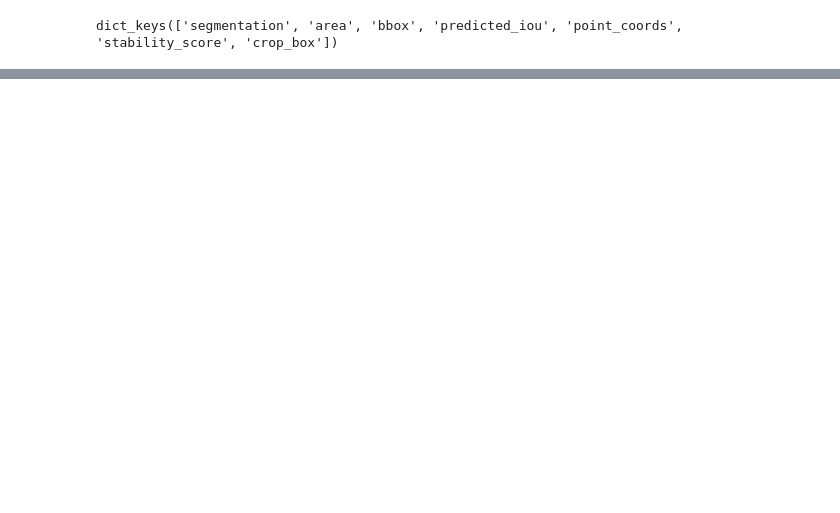
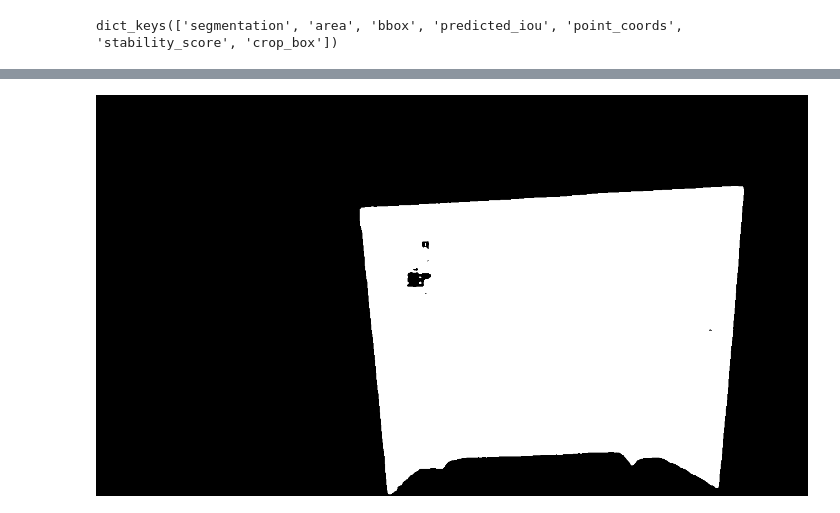
Before and after one commit to mose1020/sam, a Jupyter notebook: sam_test.ipynb, the cells around one changed output, grey strips where cells are left out. Saved outputs shown, nothing was run; the diff lists cells and outputs as text; code cells hidden in the pictures; blank space fills up the shorter version.

Commit message:
changed the mask getting

```diff
--- a/sam_test.ipynb
+++ b/sam_test.ipynb
@@ -96,0 +97,9 @@ Area 76
+# %%
+sorted_masks = sorted(masks, key=(lambda x: x['area']), reverse=True)
+board_mask = sorted_masks[1]['segmentation']
+
+
+board_image = Image.fromarray(board_mask.astype('uint8') * 255, mode='L')
+display(board_image)
+# %% [output]
+[figure, added]
```
Also changed, not shown: parts of 9 cells of this notebook.
